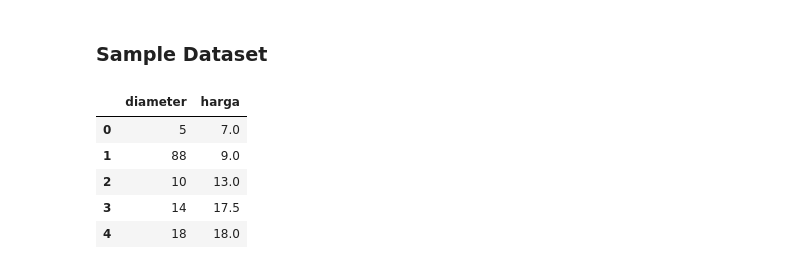
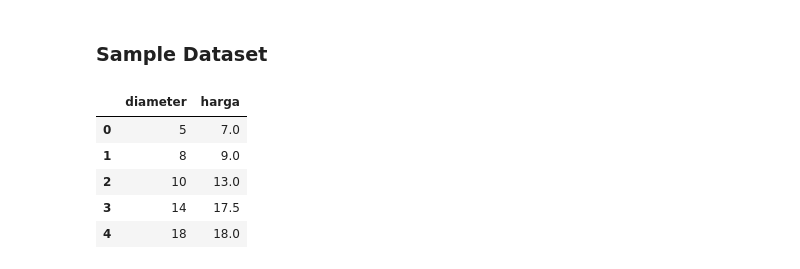
Before and after one commit to LatiefDataVisionary/scikit-learn-with-indonesia-belajar, a Jupyter notebook: SKLearn_05_Simple_Linear_Regression_dengan_Scikit_Learn.ipynb, the cells around one changed output. Saved outputs shown, nothing was run; the diff lists cells and outputs as text; code cells hidden in the pictures.

```diff
--- a/SKLearn_05_Simple_Linear_Regression_dengan_Scikit_Learn.ipynb
+++ b/SKLearn_05_Simple_Linear_Regression_dengan_Scikit_Learn.ipynb
@@ -7,15 +7,15 @@
 # %%
 import pandas as pd
 
-pizza = {'diameter': [5,88,10,14,18],
+pizza = {'diameter': [5,8,10,14,18],
          'harga': [7,9,13,17.5,18]}
 
 pizza_df = pd.DataFrame(pizza)
 pizza_df
 # %% [output]
 |  | diameter | harga |
 | 0 | 5 | 7.0 |
-| 1 | 88 | 9.0 |
+| 1 | 8 | 9.0 |
 | 2 | 10 | 13.0 |
 | 3 | 14 | 17.5 |
 | 4 | 18 | 18.0 |
```
Also changed, not shown: parts of 2 cells of this notebook.
